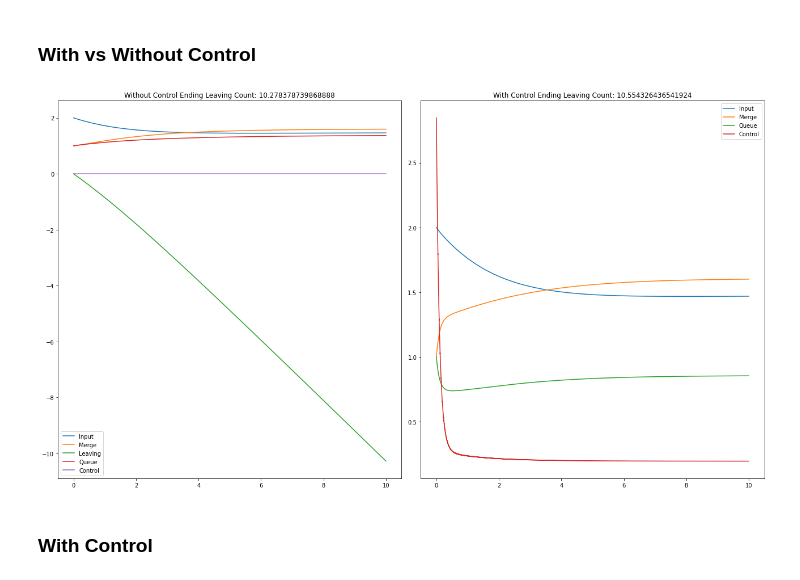
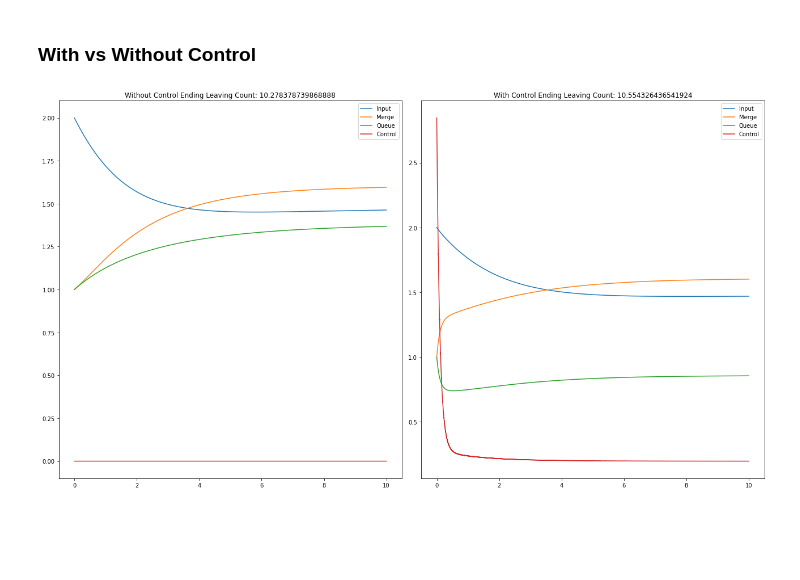
Before and after one commit to btrendler/v4_project_winter, a Jupyter notebook: ext_compl_rd.ipynb, the cells around one changed output. Cells and saved outputs as stored; diff of their text form; code cells hidden in the pictures; blank space fills up the shorter version.

```diff
--- a/ext_compl_rd.ipynb
+++ b/ext_compl_rd.ipynb
@@ -70,35 +70,33 @@ t0, tf = 0,10
 time_span = (t0, tf)
 num_intervals = 1000
 
 update_func = None
 
 # Calculate the solution
 roads_n, queues_n, control_n = net_no_control.multi_step(init_roads, init_queues, time_span, update_func, num_intervals)
 roads_y, queues_y, control_y = net_yes_control.multi_step(init_roads, init_queues, time_span, update_func, num_intervals)
 
 # Plot the results
 domain = np.linspace(t0, tf, 1001000)
 fig = plt.figure(figsize=(18,10))
 
 plt.subplot(121)
 plt.title(f"Without Control Ending Leaving Count: {-roads_n[-1][-1]}")
-for i in range(3):
-    plt.plot(domain, roads_n[i], label=["Input", "Merge", "Leaving"][i])
+for i in range(2):
+    plt.plot(domain, roads_n[i], label=["Input", "Merge"][i])
 plt.plot(domain, queues_n[0], label="Queue")
 plt.plot(domain, control_n[0], label="Control")
 plt.legend()
 
 plt.subplot(122)
 plt.title(f"With Control Ending Leaving Count: {-roads_y[-1][-1]}")
 for i in range(2):
     plt.plot(domain, roads_y[i], label=["Input", "Merge"][i])
 plt.plot(domain, queues_y[0], label="Queue")
 plt.plot(domain, control_y[0], label="Control")
 plt.legend()
 
 plt.tight_layout()
 plt.show()
 # %% [output]
-[figure, old version]
+[figure, new version]
-# %% [markdown]
-### With Control
```
Also changed, not shown: parts of 1 cell of this notebook.
